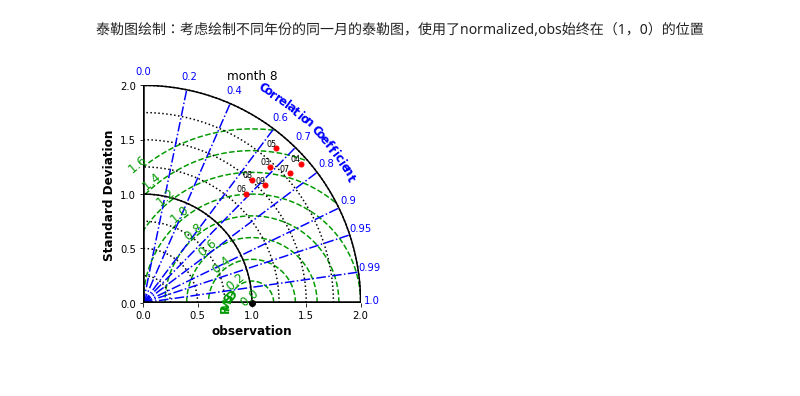
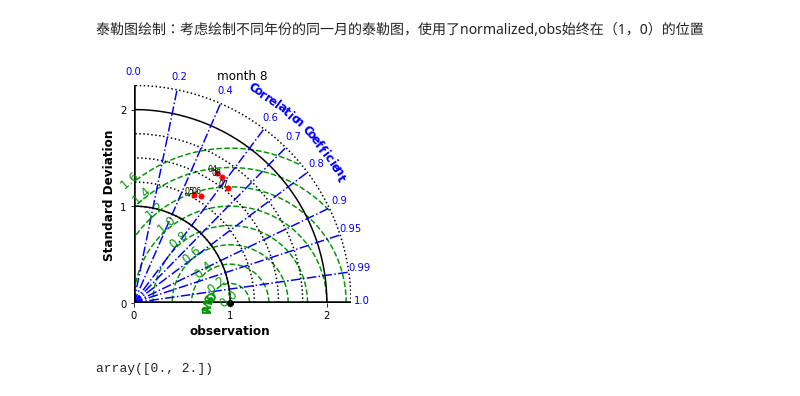
Before and after one commit to dozerlcl/MPAS_case_study, a Jupyter notebook: case_template/92-25km_vr_case_postprocess/visualization/check_cmorph_vr/taylor/precip_space_5month_taylor.ipynb, the cells around one changed output. Drawn from its saved outputs; the diff is of its cells as text; code cells hidden in the pictures.

Commit message:
check precip taylor (space

```diff
--- a/case_template/92-25km_vr_case_postprocess/visualization/check_cmorph_vr/taylor/precip_space_5month_taylor.ipynb
+++ b/case_template/92-25km_vr_case_postprocess/visualization/check_cmorph_vr/taylor/precip_space_5month_taylor.ipynb
@@ -11,5 +23,5 @@ import skill_metrics as sm
 # %%
-year = ["2003","2004","2005","2006","2007","2008","2009"]
+year = ["2004","2005","2006","2007","2008"]
 months = ["4","5","6","7","8"]
 year_stats = {} # 当年的统计量
 for year_ind in year:
@@ -26,8 +38,9 @@ for year_ind in year:
     month_stats = {} # 逐月的统计量
     for month_ind in months:
         #  taylor_stats1.append( sm.taylor_statistics(np.array(obs_mean),np.array(mod_mean)) )
-        months_obs_mean = precip_obs.sel(time = slice(year_ind+"-"+month_ind)).mean(dim=["time"])
-        months_mod_mean = precip_mod.sel(Time = slice(year_ind+"-"+month_ind)).mean(dim=["Time"]) # MPAS中奇怪的时间坐标名称Time
+        months_obs_mean = precip_obs.sel(time = slice(year_ind+"-"+month_ind,year_ind+"-"+month_ind)).mean(dim=["time"])
+        months_mod_mean = precip_mod.sel(Time = slice(year_ind+"-"+month_ind,year_ind+"-"+month_ind)).mean(dim=["Time"]) # MPAS中奇怪的时间坐标名称Time
+        # print(months_obs_mean.shape)
         # pred1 , refer
         month_stats[month_ind] = sm.taylor_statistics(np.array(months_mod_mean).ravel(),np.array(months_obs_mean).ravel())
     # 逐月合并进逐年
@@ -50,10 +63,10 @@ year_stats['2003']['8']
 # 不是多个模型对同一时段的模拟，绘制taylor图只是说明下相关性
 # 逐年的固定某个月份 下面的 rmsd_select_year 在 months 中的范围大致是相同的
 # label = ['Non-Dimensional Observation', 'M1']
-year_select = ["2003","2004","2005","2006","2007","2008","2009"]
+year_select = ["2004","2005","2006","2007","2008"]
 # months = ["4","5","6","7","8"]
 months = ['8']
-rmsd_select_year='2003'
+rmsd_select_year='2004'
 
 for month_ind in months:
     sdev  = []
@@ -71,33 +84,37 @@ for month_ind in months:
         # for i in year_stats[year_ind]:
         # # taylor_stats1[:]["ccoef"]
         #     # print(i['crmsd'][1])
         # for month_ind in months:
 
         sdev.append(year_stats[year_ind][month_ind]['sdev'][1]/year_stats[year_ind][month_ind]['sdev'][0])
         crmsd.append(year_stats[year_ind][month_ind]['crmsd'][1]/year_stats[year_ind][month_ind]['sdev'][0])
         ccoef.append(year_stats[year_ind][month_ind]['ccoef'][1])
             # sdev_obs.append(i['sdev'][0])
 
     sdev  = np.array(sdev)
     crmsd = np.array(crmsd)
     ccoef = np.array(ccoef)
 
     intervalsCOR = np.concatenate((np.arange(0,1.0,0.2), [0.7,0.9, 0.95, 0.99, 1]))
 
-    ax = sm.taylor_diagram(sdev,crmsd,ccoef, markerLabel = ["obs","03","04","05","06","07","08","09"],
+    ax = sm.taylor_diagram(sdev,crmsd,ccoef, markerLabel = ["obs","04","05","06","07","08"],
                         tickRMS = np.arange(0,1.8,0.2), tickRMSangle = 130,
                         # colRMS = 'm', styleRMS = ':', widthRMS = 2.0,
                         tickCOR = intervalsCOR,
-                        tickSTD = np.arange(0,2.25,0.25), axismax = 2.,
+                        tickSTD = [0,1,1.25,1.5,1.75,2], axismax = 2.25,
                         showlabelsSTD = 'on',
                         rmslabelformat = ':.1f',
                         styleOBS = '-',
                         colOBS = 'k',
                         markerobs = 'o',
                         titleOBS = 'observation')
     plt.title("month "+month_ind)
     pic_output_path = "/m2data2/yycheng/playground/MPAS_case_study/case_template/92-25km_vr_case_postprocess/visualization/check_cmorph_vr/output_pic/taylor/taylor_space/"
     plt.savefig(pic_output_path + "taylor_normalized_2003-2009_space_"+month_ind,dpi=300)
     del(ax)
 # %% [output]
-[figure, old version]
+[figure, new version]
+# %%
+np.arange(0,2.25,2)
+# %% [output]
+array([0., 2.])
```
Also changed, not shown: parts of 2 cells of this notebook, 2 other files.
